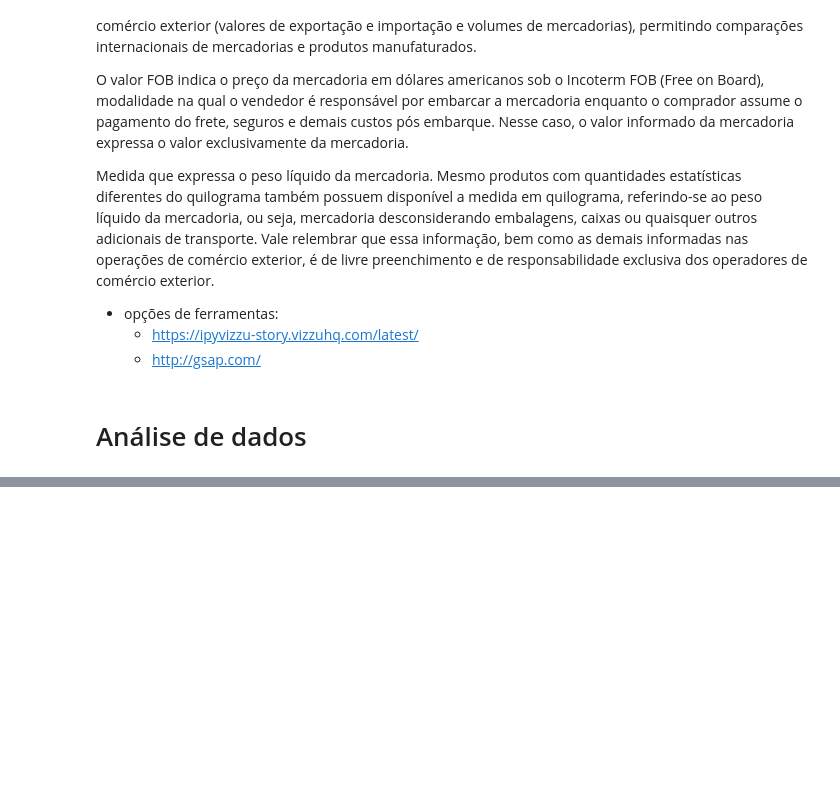
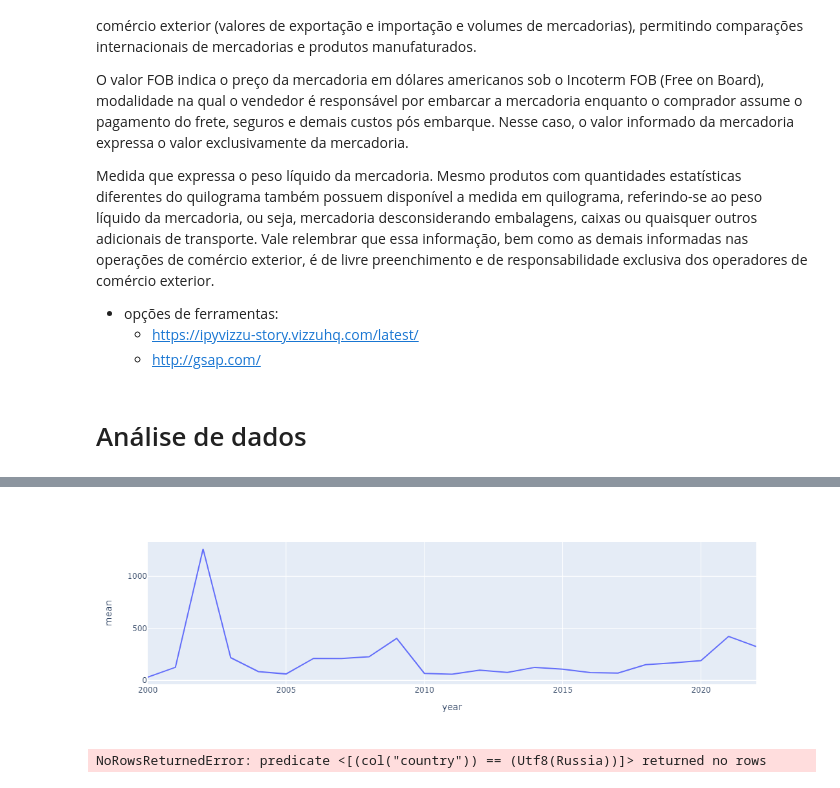
Before and after one commit to carlosvneves/fiap_techchallenge01, a Jupyter notebook: tech_challenge_fase01/wineData/src/wineDataAnalysis-polars.ipynb, the cells around one changed output, grey strips where cells are left out. Cells and saved outputs as stored; diff of their text form; code cells hidden in the pictures; blank space fills up the shorter version.

```diff
--- a/tech_challenge_fase01/wineData/src/wineDataAnalysis-polars.ipynb
+++ b/tech_challenge_fase01/wineData/src/wineDataAnalysis-polars.ipynb
@@ -86,9 +123,9 @@ import polars.selectors as cs
 # dados de quantidade exportada
 exp_vinho_qty = exp_vinho.select(
     cs.by_name("country")
-    | cs.by_name("iso_alpha")
-    | cs.by_name("continent")
-    | cs.ends_with("_0")
+    #| cs.by_name("iso_alpha")
+    #| cs.by_name("continent")
+    #| cs.ends_with("_0") & cs.starts_with("2")
 )
 exp_vinho_qty.columns = [
     col.replace("_duplicated_0", "") for col in exp_vinho_qty.columns
@@ -97,7 +134,7 @@ exp_vinho_qty.columns = [
 # dados de exportação em valor (US$)
 exp_vinho_val = exp_vinho.select(
     cs.by_name("country")
-    | cs.by_name("iso_alpha")
-    | cs.by_name("continent")
-    | ~cs.ends_with("_0")
+    #| cs.by_name("iso_alpha")
+    #| cs.by_name("continent")
+    | ~cs.ends_with("_0") & cs.starts_with("2")
 )
@@ -115,0 +152,12 @@ shape: (5, 56)
+# %%
+exp_vinho_val_by_qty = exp_vinho.select(
+    pl.col(["country", "iso_alpha", "continent"])
+).hstack(
+    pl.DataFrame(
+        [
+            exp_vinho_val[str(x)] * 1000 / exp_vinho_qty[str(x)] # multiplica o valor em dólares está em US$ 1.000
+            for x in range(2000, 2023)
+        ]
+    ).with_columns(pl.all().fill_nan(0))
+)
+exp_vinho_val_by_qty.head()
@@ -115,0 +188,11 @@ shape: (5, 56)
+# %%
+import matplotlib.pyplot as plt
+mean_val_by_qty = (exp_vinho_val_by_qty
+                   .mean().transpose(include_header=True)
+                   .drop_nulls()
+                   .rename({"column":"year", "column_0":"mean"})
+                   .cast({"year":pl.Int16, "mean":pl.Float64})
+                   )
+
+px.line(mean_val_by_qty, x="year", y="mean")
+# %% [output]
@@ -115,0 +200,5 @@ shape: (5, 56)
+[figure, added]
+# %%
+exp_vinho_val_by_qty.row(by_predicate=pl.col("country") == "Russia", named=True)
+# %% [output]
+NoRowsReturnedError: predicate <[(col("country")) == (Utf8(Russia))]> returned no rows
```
Also changed, not shown: parts of 9 cells of this notebook, 2 other files.
